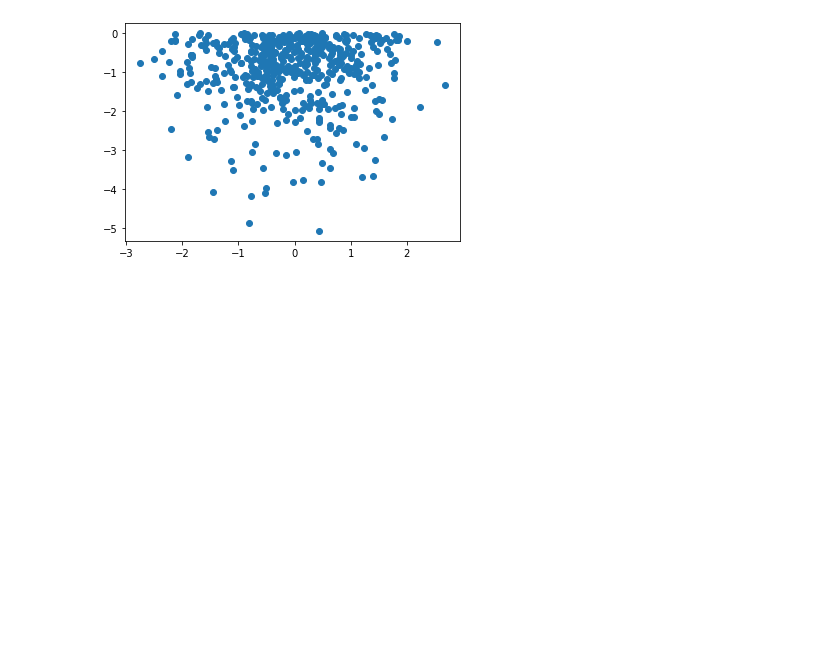
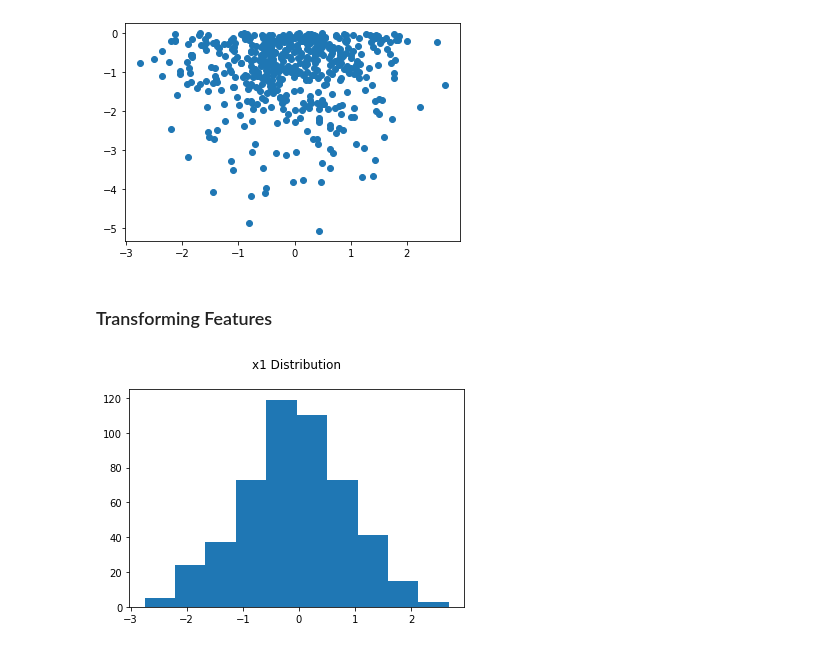
Before and after one commit to Suraj1199/DLfromScratch, a Jupyter notebook: Anamoly_Detection_using_Gaussian_Distribution.ipynb, the cells around one changed output. Drawn from its saved outputs; the diff is of its cells as text; code cells hidden in the pictures; blank space fills up the shorter version.

Commit message:
Transform features in Anamoly_Detection_using_Gaussian_Distribution.ipynb

```diff
--- a/Anamoly_Detection_using_Gaussian_Distribution.ipynb
+++ b/Anamoly_Detection_using_Gaussian_Distribution.ipynb
@@ -24,3 +24,10 @@ plt.scatter(x1, x2)
 # %% [output]
 <matplotlib.collections.PathCollection at 0x...>
 [figure]
+# %% [markdown]
+### Transforming Features
+# %%
+plt.hist(x1)
+plt.title('x1 Distribution\n');
+# %% [output]
+[figure, added]
```
Also changed, not shown: parts of 6 cells of this notebook.
